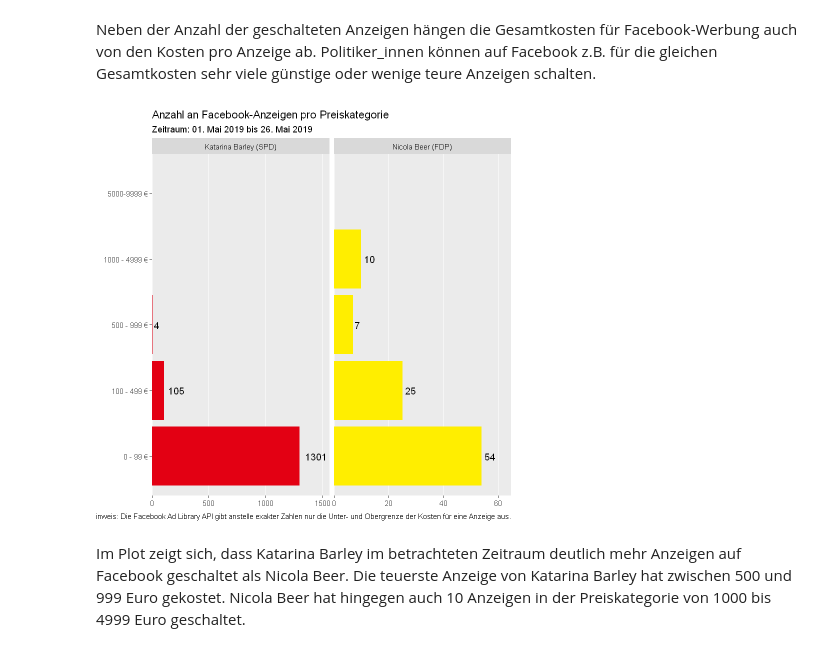
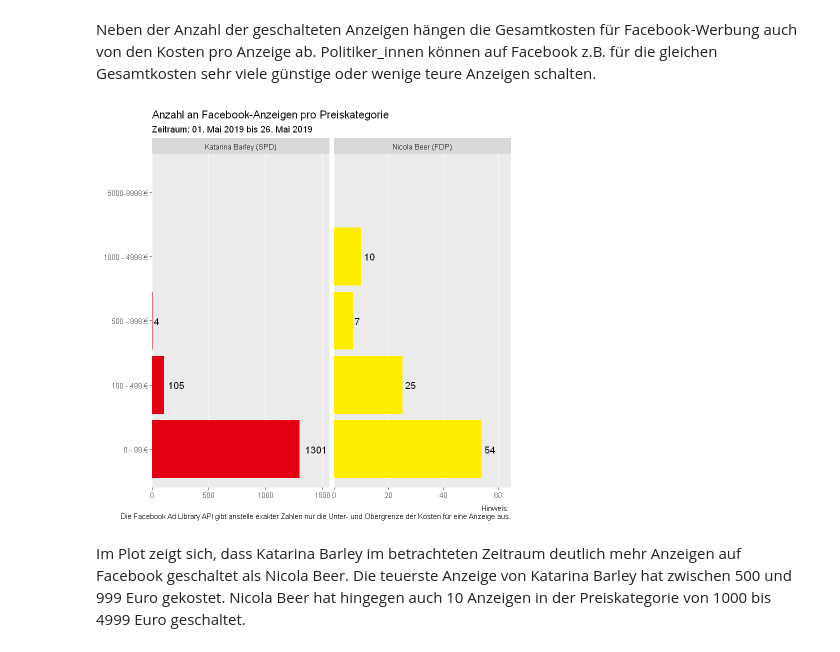
Before and after one commit to gesiscss/gesis_dataday_20, a Jupyter notebook: fb-ads/fb_ad_library.ipynb, the cells around one changed output. Drawn from its saved outputs; the diff is of its cells as text; code cells hidden in the pictures.

Commit message:
update fb ad library notebook

```diff
--- a/fb-ads/fb_ad_library.ipynb
+++ b/fb-ads/fb_ad_library.ipynb
@@ -263,35 +261,35 @@ ads_per_category %>%
   ggplot()+
   geom_bar(aes(x=spend_interval,
                y=n_ads,
                fill=candidate),
            color="transparent",
            stat="identity")+
   geom_text(data=. %>% filter(n_ads>0),
             aes(x=spend_interval,
                 y=n_ads,
                 label=n_ads),
             size = 4,
             hjust=-0.25)+
   labs(title="Anzahl an Facebook-Anzeigen pro Preiskategorie",
        subtitle=paste0("Zeitraum: ",
                        format(date(date_observation_start), "%d. %b %Y"), " bis ",
                        format(date(date_observation_end), "%d. %b %Y")),
-       caption = "Hinweis: Die Facebook Ad Library API gibt anstelle exakter Zahlen nur die Unter- und Obergrenze der Kosten für eine Anzeige aus.",
+       caption = "Hinweis: \nDie Facebook Ad Library API gibt anstelle exakter Zahlen nur die Unter- und Obergrenze der Kosten für eine Anzeige aus.",
        x="Anzahl der Anzeigen",
        y="Preiskategorie")+
   scale_y_continuous(expand=expand_scale(mult=c(0, 0.2)),
                      breaks=waiver(),
                      minor_breaks = NULL)+
   scale_fill_manual(values=colors) +
   theme(axis.title=element_blank(),
         panel.grid.minor.y = element_blank(),
         panel.grid.major.y = element_blank(),
         legend.position = "none")+
   facet_wrap(vars(candidate),
              scales = "free_x")+
   coord_flip()
 # %% [output]
-[figure, old version]
+[figure, new version]
 # %% [markdown]
 Im Plot zeigt sich, dass Katarina Barley im betrachteten Zeitraum deutlich mehr Anzeigen auf Facebook geschaltet als Nicola Beer. Die teuerste Anzeige von Katarina Barley hat zwischen 500 und 999 Euro gekostet. Nicola Beer hat hingegen auch 10 Anzeigen in der Preiskategorie von 1000 bis 4999 Euro geschaltet.
 # %% [markdown]
```
Also changed, not shown: parts of 7 cells of this notebook, 3 other files.
